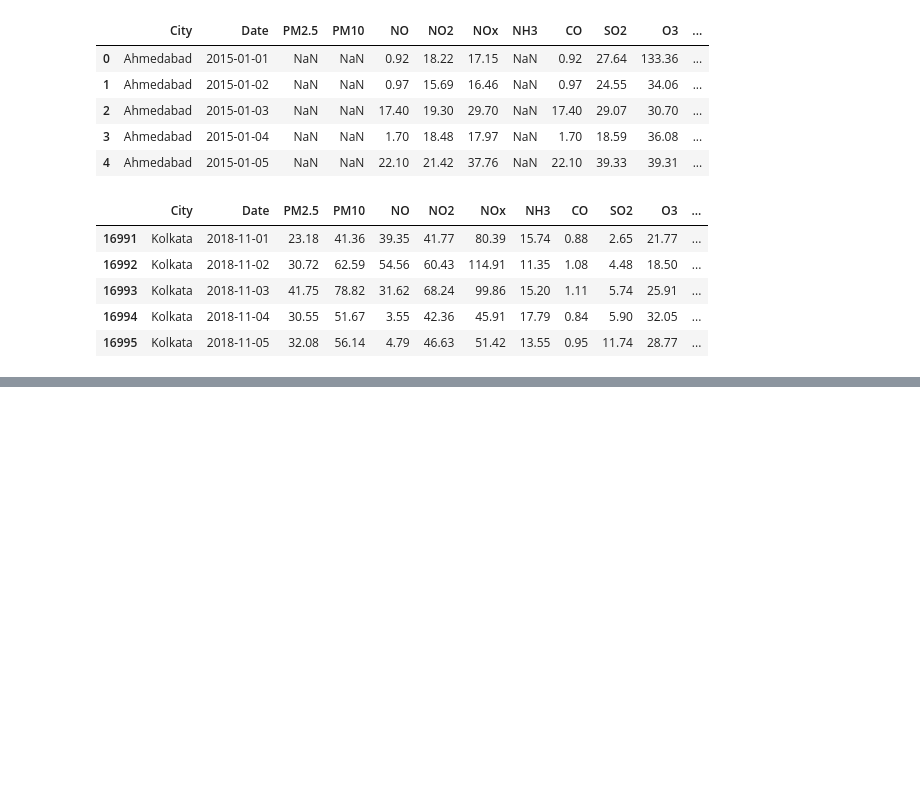
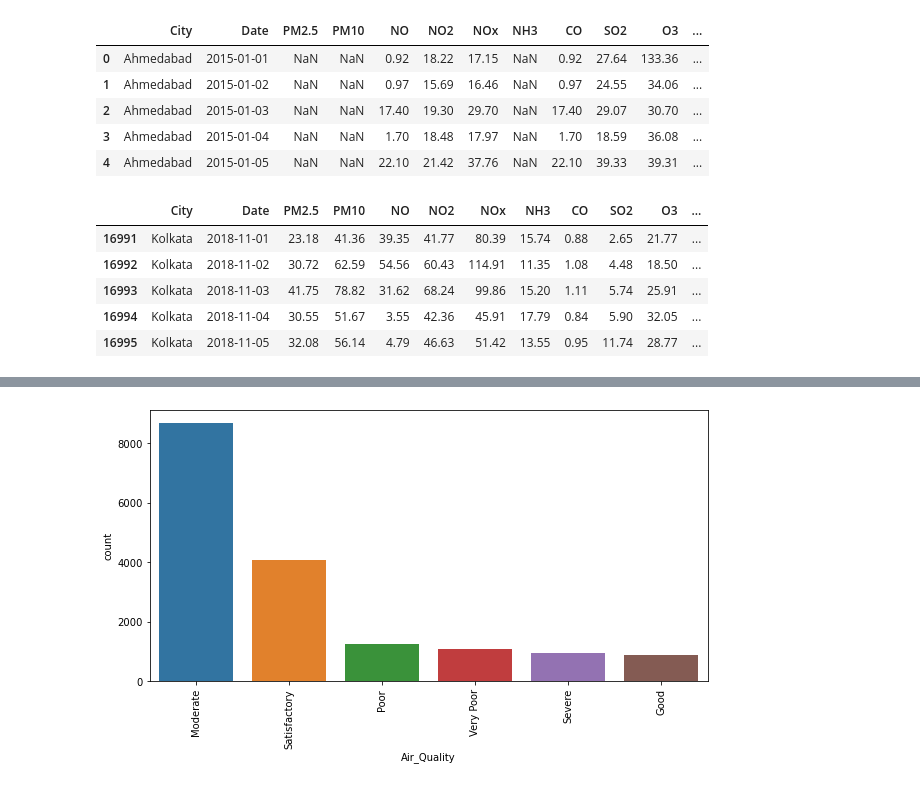
Before and after one commit to Reddappa-M-R-4431/Reddappa_4431, a Jupyter notebook: Week-6-Presentation/Air_Quality_Prediction.ipynb, the cells around one changed output, grey strips where cells are left out. Saved outputs shown, nothing was run; the diff lists cells and outputs as text; code cells hidden in the pictures; blank space fills up the shorter version.

```diff
--- a/Week-6-Presentation/Air_Quality_Prediction.ipynb
+++ b/Week-6-Presentation/Air_Quality_Prediction.ipynb
@@ -486,0 +560,6 @@ df['Status'] = df['Status'].fillna(df['Status'].mode()[0])
+# %%
+fig, ax = plt.subplots(figsize=(10,5))
+ax.tick_params(axis='x', rotation=90)
+y_count=sns.countplot(x='Air_Quality',data=df, ax = ax, order = df['Air_Quality'].value_counts().iloc[:10].index)
+# %% [output]
+[figure, added]
```
Also changed, not shown: parts of 42 cells of this notebook, 6 other files.
